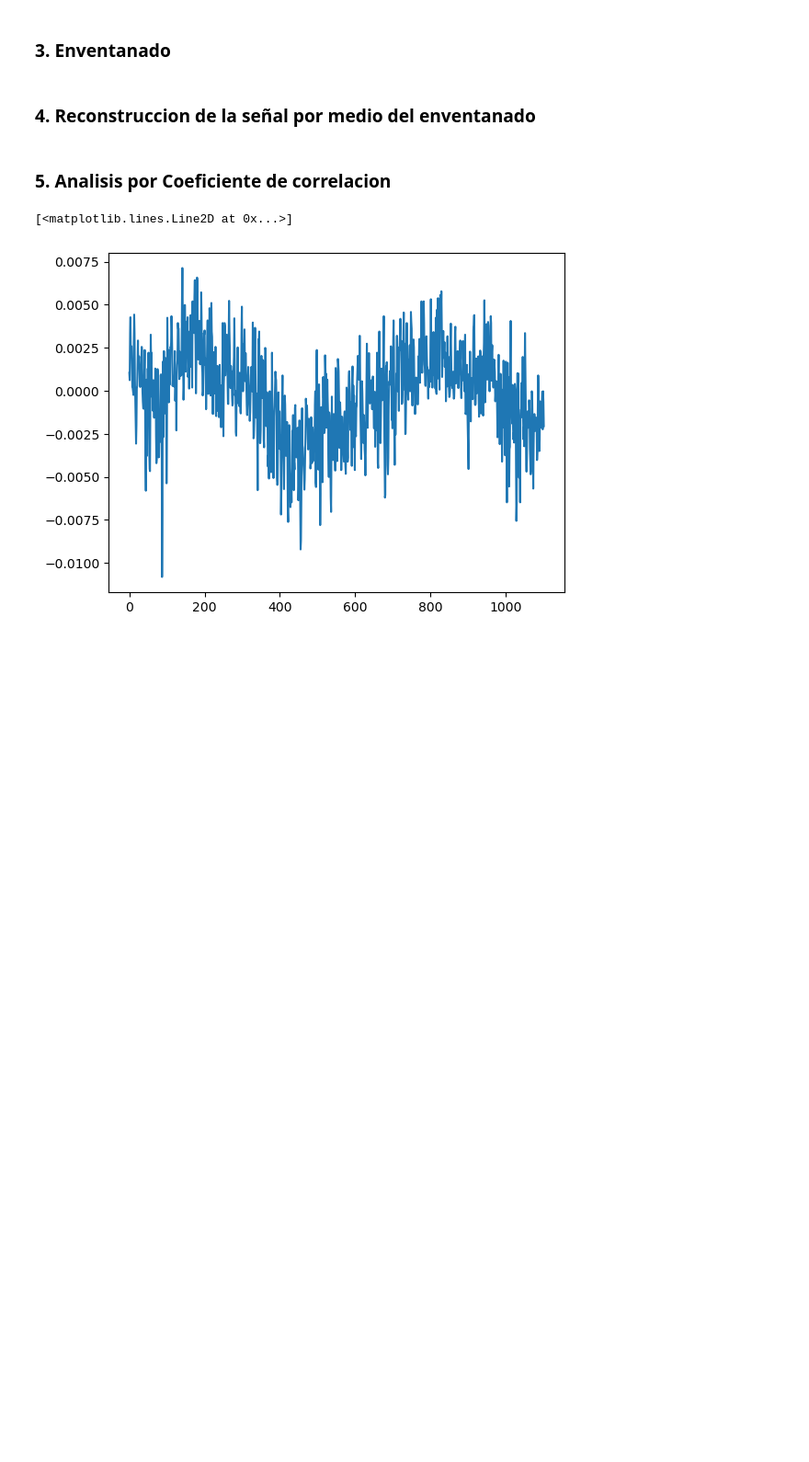
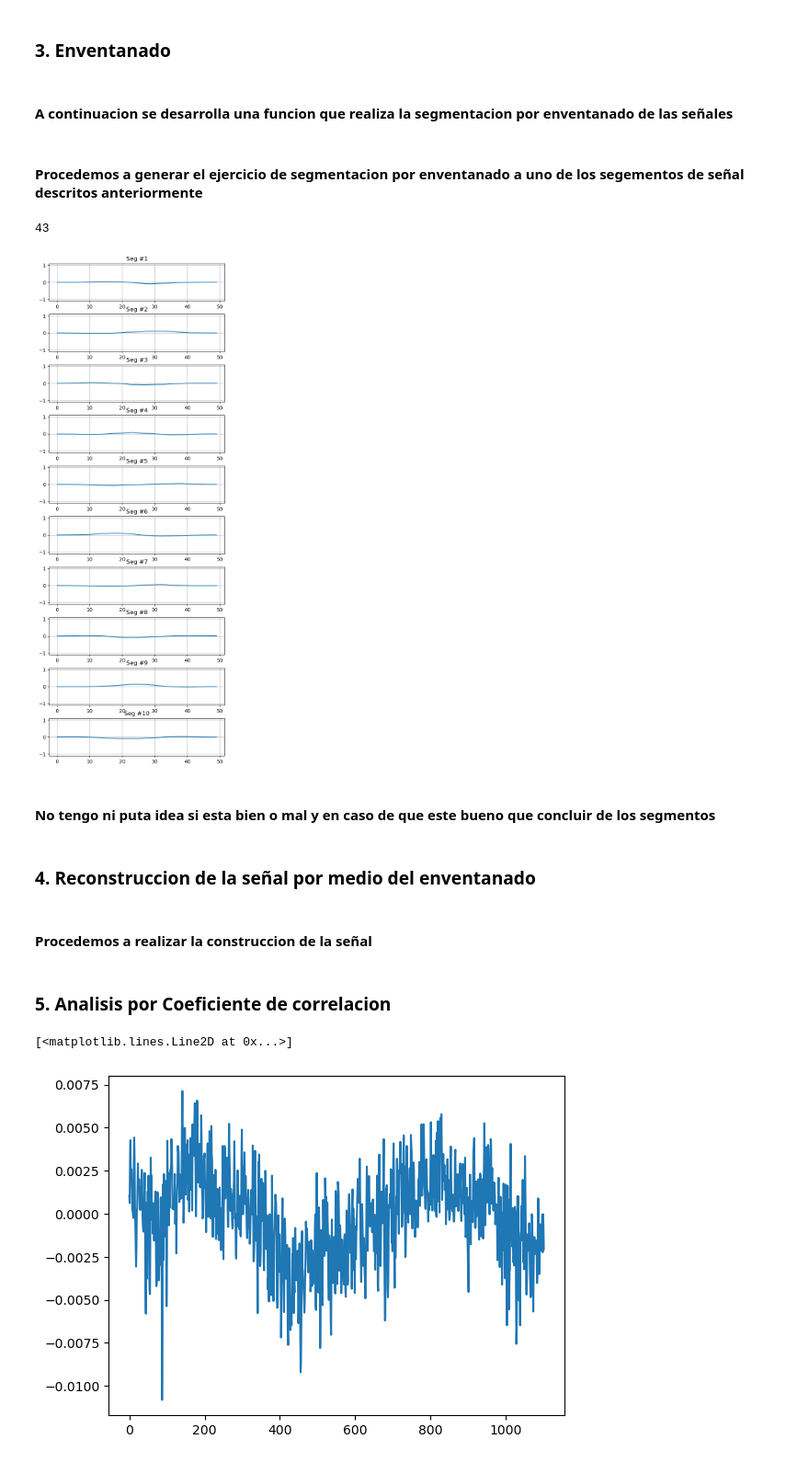
Before and after one commit to Camilocastellanos1002/Senales-III, a Jupyter notebook: Laboratorio/Laboratorio 1/Lab1_TDSIII_ChaparroCastellanos_JuanCamilo_Restrepo_Sebastian.ipynb, the cells around one changed output. Shown at 92% size. Saved outputs shown, nothing was run; the diff lists cells and outputs as text; code cells hidden in the pictures; blank space fills up the shorter version.

```diff
--- a/Laboratorio/Laboratorio 1/Lab1_TDSIII_ChaparroCastellanos_JuanCamilo_Restrepo_Sebastian.ipynb
+++ b/Laboratorio/Laboratorio 1/Lab1_TDSIII_ChaparroCastellanos_JuanCamilo_Restrepo_Sebastian.ipynb
@@ -163,2 +191,4 @@ plt.show() # Mostrar la grafica
 # %% [markdown]
 ### 3. Enventanado
+# %% [markdown]
+#### A continuacion se desarrolla una funcion que realiza la segmentacion por enventanado de las señales
@@ -165,5 +231,35 @@ plt.show() # Mostrar la grafica
+# %% [markdown]
+#### Procedemos a generar el ejercicio de segmentacion por enventanado a uno de los segementos de señal descritos anteriormente
+# %%
+Fs=22050
+L=50
+P=25
+t = np.arange(0, 1, 1/Fs)  # Vector de tiempo
+
+segmentos = segmento_senal(segmento_guardado,Fs,L,P,tipo_ventana='hamming')
+# %%
+len(segmentos)
+# %% [output]
+43
+# %%
+# Visualizar los primeros 10 segmentos
+for i in range(10):
+    plt.subplot(10, 1, i+1)
+    plt.plot(segmentos[i])
+    plt.title(f"Seg #{i+1}")
+    plt.grid()
+    # Agregar límites de los ejes para resaltar diferencias
+    plt.ylim(-1.1, 1.1)  # Ajustar según sea necesario
+plt.subplots_adjust(left=0.125, bottom=0.1, right=0.9, top=3, wspace=0.2, hspace=0.35) # separacion entre subplots
+plt.show()
+# %% [output]
+[figure, added]
+# %% [markdown]
+#### No tengo ni puta idea si esta bien o mal y en caso de que este bueno que concluir de los segmentos
 # %% [markdown]
 ### 4. Reconstruccion de la señal por medio del enventanado
+# %% [markdown]
+#### Procedemos a realizar la construccion de la señal
 # %% [markdown]
 ### 5. Analisis por Coeficiente de correlacion
 # %%
```
Also changed, not shown: parts of 14 cells of this notebook.
